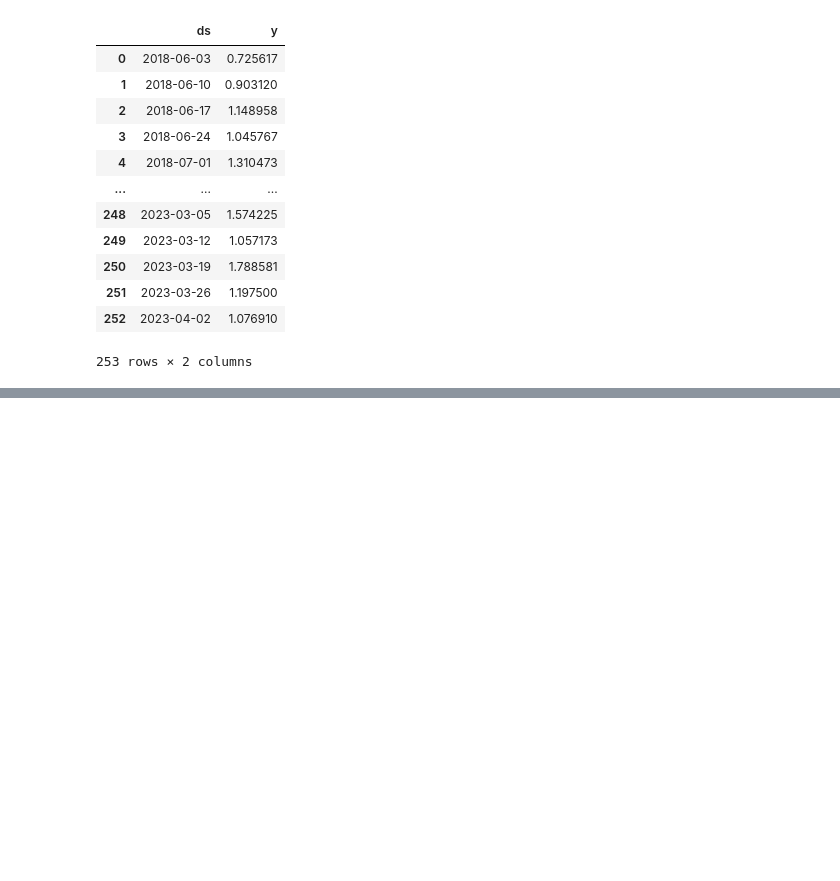
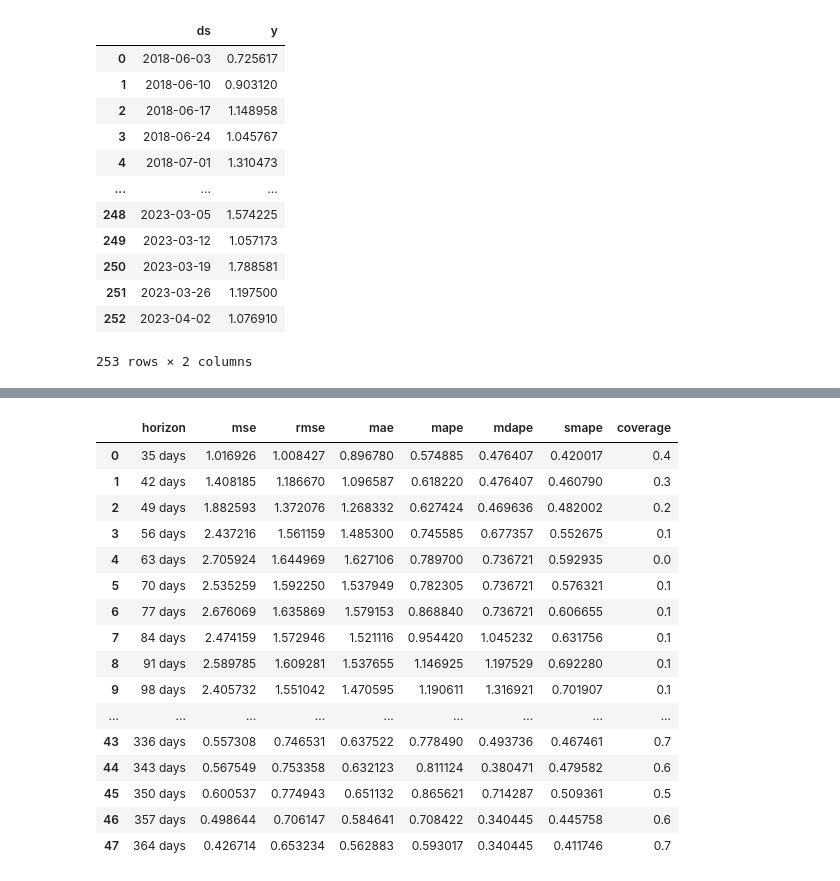
Before and after one commit to bibi643/Air_quality_India_kaggle, a Jupyter notebook: air_qual.ipynb, the cells around one changed output, grey strips where cells are left out. Saved outputs shown, nothing was run; the diff lists cells and outputs as text; code cells hidden in the pictures; blank space fills up the shorter version.

```diff
--- a/air_qual.ipynb
+++ b/air_qual.ipynb
@@ -293,0 +313,21 @@ ValueError: Mime type rendering requires nbformat>=4.2.0 but it is not installed
+# %%
+df_p=performance_metrics(df_cv)
+df_p
+# %% [output]
+|  | horizon | mse | rmse | mae | mape | mdape | smape | coverage |
+| 0 | 35 days | 1.016926 | 1.008427 | 0.896780 | 0.574885 | 0.476407 | 0.420017 | 0.4 |
+| 1 | 42 days | 1.408185 | 1.186670 | 1.096587 | 0.618220 | 0.476407 | 0.460790 | 0.3 |
+| 2 | 49 days | 1.882593 | 1.372076 | 1.268332 | 0.627424 | 0.469636 | 0.482002 | 0.2 |
+| 3 | 56 days | 2.437216 | 1.561159 | 1.485300 | 0.745585 | 0.677357 | 0.552675 | 0.1 |
+| 4 | 63 days | 2.705924 | 1.644969 | 1.627106 | 0.789700 | 0.736721 | 0.592935 | 0.0 |
+| 5 | 70 days | 2.535259 | 1.592250 | 1.537949 | 0.782305 | 0.736721 | 0.576321 | 0.1 |
+| 6 | 77 days | 2.676069 | 1.635869 | 1.579153 | 0.868840 | 0.736721 | 0.606655 | 0.1 |
+| 7 | 84 days | 2.474159 | 1.572946 | 1.521116 | 0.954420 | 1.045232 | 0.631756 | 0.1 |
+| 8 | 91 days | 2.589785 | 1.609281 | 1.537655 | 1.146925 | 1.197529 | 0.692280 | 0.1 |
+| 9 | 98 days | 2.405732 | 1.551042 | 1.470595 | 1.190611 | 1.316921 | 0.701907 | 0.1 |
+| ... | ... | ... | ... | ... | ... | ... | ... | ... |
+| 43 | 336 days | 0.557308 | 0.746531 | 0.637522 | 0.778490 | 0.493736 | 0.467461 | 0.7 |
+| 44 | 343 days | 0.567549 | 0.753358 | 0.632123 | 0.811124 | 0.380471 | 0.479582 | 0.6 |
+| 45 | 350 days | 0.600537 | 0.774943 | 0.651132 | 0.865621 | 0.714287 | 0.509361 | 0.5 |
+| 46 | 357 days | 0.498644 | 0.706147 | 0.584641 | 0.708422 | 0.340445 | 0.445758 | 0.6 |
+| 47 | 364 days | 0.426714 | 0.653234 | 0.562883 | 0.593017 | 0.340445 | 0.411746 | 0.7 |
```
Also changed, not shown: parts of 10 cells of this notebook.
